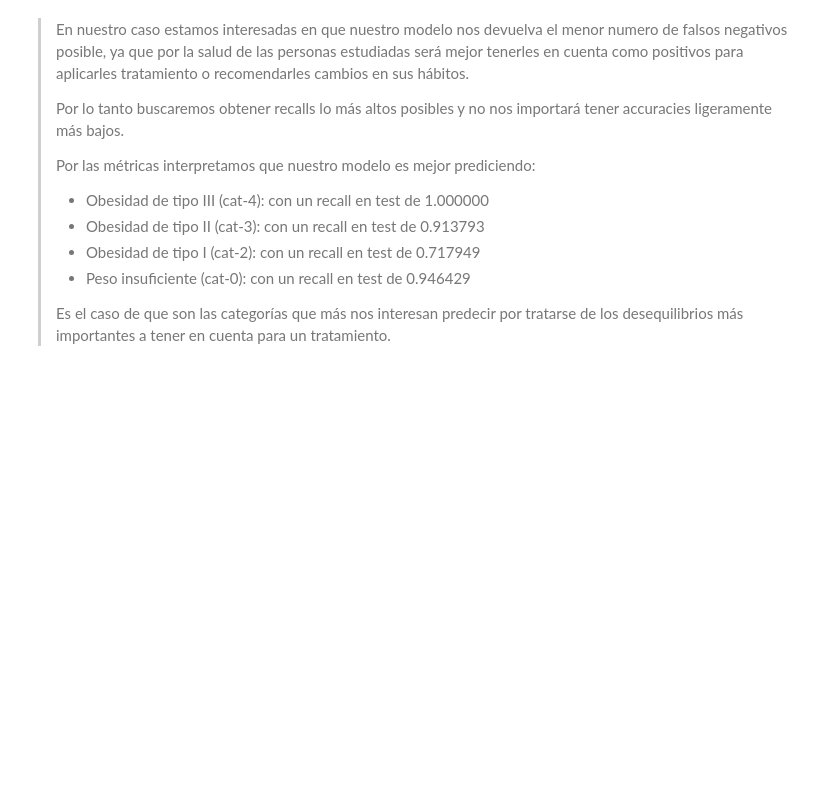
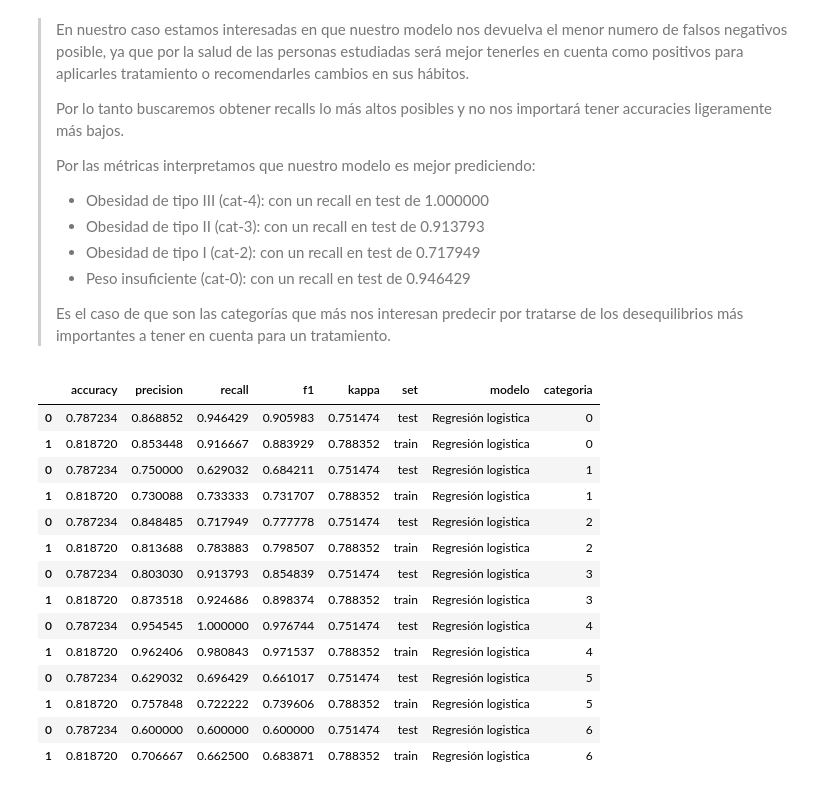
Before and after one commit to Adalab/Adalab-DA-promo-b-modulo-3-sprint-1-Chloe-Diana, a Jupyter notebook: Regresión Logística/modulo-3-ejercicio-16-regresion-logistica-metricas.ipynb, the cells around one changed output. Saved outputs shown, nothing was run; the diff lists cells and outputs as text; code cells hidden in the pictures; blank space fills up the shorter version.

```diff
--- a/Regresión Logística/modulo-3-ejercicio-16-regresion-logistica-metricas.ipynb
+++ b/Regresión Logística/modulo-3-ejercicio-16-regresion-logistica-metricas.ipynb
@@ -210,3 +211,26 @@ Recordemos nuestras categorías de nuestra variable respuesta:
 > * Peso insuficiente (cat-0): con un recall en test de 0.946429
 >
 > Es el caso de que son las categorías que más nos interesan predecir por tratarse de los desequilibrios más importantes a tener en cuenta para un tratamiento.
+# %%
+# Vamos a unir todos los resultados en un unico dataframe para compararlo con los proximos modelos
+resultados_totales= pd.DataFrame()
+for k, dataf in d.items():
+    resultados_totales = pd.concat([resultados_totales, dataf])
+# %%
+resultados_totales
+# %% [output]
+|  | accuracy | precision | recall | f1 | kappa | set | modelo | categoria |
+| 0 | 0.787234 | 0.868852 | 0.946429 | 0.905983 | 0.751474 | test | Regresión logistica | 0 |
+| 1 | 0.818720 | 0.853448 | 0.916667 | 0.883929 | 0.788352 | train | Regresión logistica | 0 |
+| 0 | 0.787234 | 0.750000 | 0.629032 | 0.684211 | 0.751474 | test | Regresión logistica | 1 |
+| 1 | 0.818720 | 0.730088 | 0.733333 | 0.731707 | 0.788352 | train | Regresión logistica | 1 |
+| 0 | 0.787234 | 0.848485 | 0.717949 | 0.777778 | 0.751474 | test | Regresión logistica | 2 |
+| 1 | 0.818720 | 0.813688 | 0.783883 | 0.798507 | 0.788352 | train | Regresión logistica | 2 |
+| 0 | 0.787234 | 0.803030 | 0.913793 | 0.854839 | 0.751474 | test | Regresión logistica | 3 |
+| 1 | 0.818720 | 0.873518 | 0.924686 | 0.898374 | 0.788352 | train | Regresión logistica | 3 |
+| 0 | 0.787234 | 0.954545 | 1.000000 | 0.976744 | 0.751474 | test | Regresión logistica | 4 |
+| 1 | 0.818720 | 0.962406 | 0.980843 | 0.971537 | 0.788352 | train | Regresión logistica | 4 |
+| 0 | 0.787234 | 0.629032 | 0.696429 | 0.661017 | 0.751474 | test | Regresión logistica | 5 |
+| 1 | 0.818720 | 0.757848 | 0.722222 | 0.739606 | 0.788352 | train | Regresión logistica | 5 |
+| 0 | 0.787234 | 0.600000 | 0.600000 | 0.600000 | 0.751474 | test | Regresión logistica | 6 |
+| 1 | 0.818720 | 0.706667 | 0.662500 | 0.683871 | 0.788352 | train | Regresión logistica | 6 |
```
Also changed, not shown: parts of 5 cells of this notebook, 2 other files.
